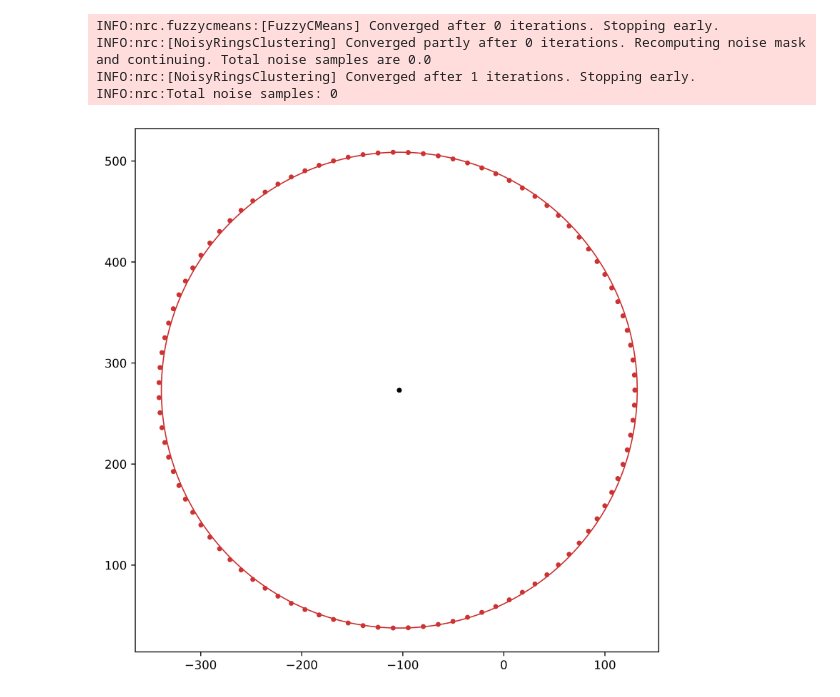
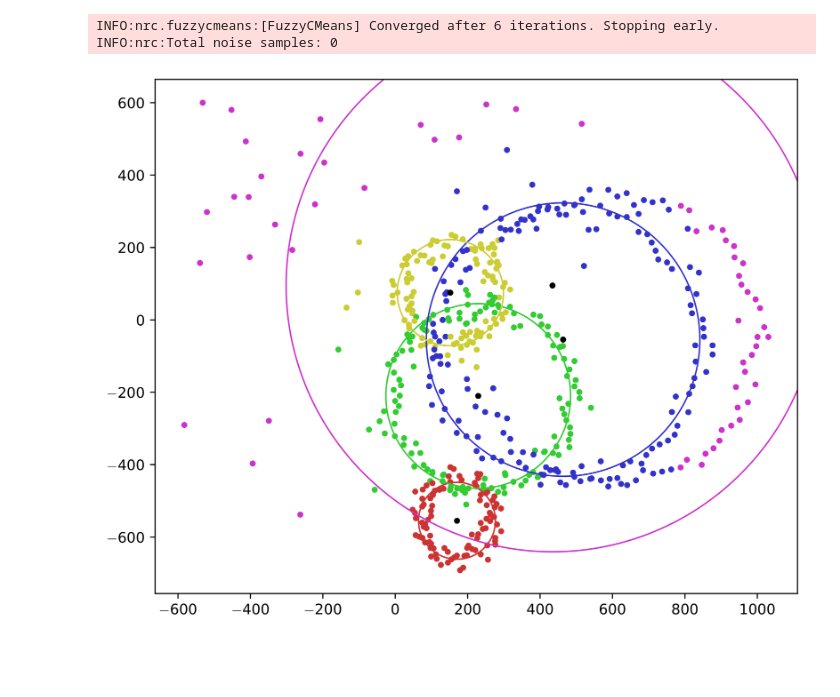
Before and after one commit to davidgonmar/ring-clustering, a Jupyter notebook: experiments/run_experiment.ipynb, the cells around one changed output. Cells and saved outputs as stored; diff of their text form; code cells hidden in the pictures; blank space fills up the shorter version.

```diff
--- a/experiments/run_experiment.ipynb
+++ b/experiments/run_experiment.ipynb
@@ -14,26 +12,24 @@ plt.rcParams["figure.figsize"] = (8, 8)
 # %%
-NAME = "1_ring_excentric_noise_0_experiment_0"
+NAME = "5_ring_excentric_ringnoise_20_noise_50_experiment_2"
 SUBFOLDER = "general"
 model, data, _ = load_experiment(NAME, SUBFOLDER)
+plt.rcParams["figure.dpi"] = 600
+plt.rcParams["figure.figsize"] = (8, 8)
 # %%
 model.fit(data)
 
-# mask = model.prune_noise(threshold=1.5, reestimate_centers_and_radii=False)
 # Get the clustering results
 # Get the clustering results
 radii, centers, memberships = model.get_labels()
 n_rings = model.n_rings
 # Define distinct vibrant colors for each ring
 vibrant_colors = get_vibrant_colors(n_rings)
 # Ensure we have as many vibrant colors as we have rings
 if len(vibrant_colors) < n_rings:
-    raise ValueError(
-        "Not enough distinct vibrant colors for the number of rings")
-plot_results(data, radii, centers, memberships,
-             vibrant_colors, show_noise=True)
+    raise ValueError("Not enough distinct vibrant colors for the number of rings")
+fig = plot_results(data, radii, centers, memberships, vibrant_colors, show_noise=True)
+fig
 # %% [output]
-INFO:nrc.fuzzycmeans:[FuzzyCMeans] Converged after 0 iterations. Stopping early.
-INFO:nrc:[NoisyRingsClustering] Converged partly after 0 iterations. Recomputing noise mask and continuing. Total noise samples are 0.0
-INFO:nrc:[NoisyRingsClustering] Converged after 1 iterations. Stopping early.
+INFO:nrc.fuzzycmeans:[FuzzyCMeans] Converged after 6 iterations. Stopping early.
 INFO:nrc:Total noise samples: 0
-[figure, old version]
+[figure, new version]
```
Also changed, not shown: parts of 3 cells of this notebook, 5 other files.
